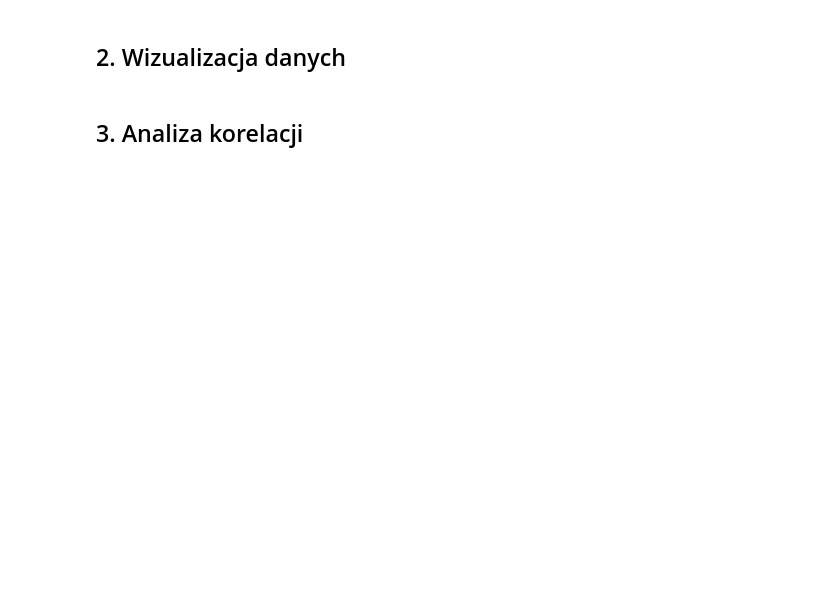
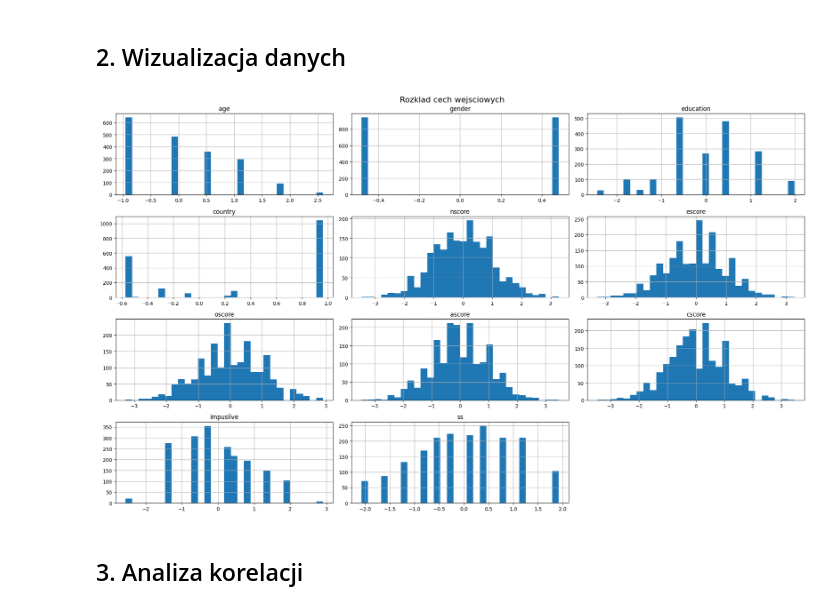
Before and after one commit to natalialekszycka/projekt-programowanie, a Jupyter notebook: drug_consumption_v2.ipynb, the cells around one changed output. Cells and saved outputs as stored; diff of their text form; code cells hidden in the pictures; blank space fills up the shorter version.

```diff
--- a/drug_consumption_v2.ipynb
+++ b/drug_consumption_v2.ipynb
@@ -33,14 +72,16 @@ df.describe()
 # %% [markdown]
 ## 2. Wizualizacja danych
 # %%
-feature_cols = ["Age", "Gender", "Education", "Country",
-                "Nscore", "Escore", "Oscore", "Ascore", "Cscore",
-                "Impulsive", "SS"]
+feature_cols = ["age", "gender", "education", "country",
+                "nscore", "escore", "oscore", "ascore", "cscore",
+                "impuslive", "ss"]
 
 df[feature_cols].hist(bins=30, figsize=(20, 12))
 plt.suptitle("Rozklad cech wejsciowych", fontsize=16)
 plt.tight_layout()
 plt.show()
+# %% [output]
+[figure, added]
 # %% [markdown]
 ## 3. Analiza korelacji
 # %%
```
Also changed, not shown: parts of 15 cells of this notebook.
